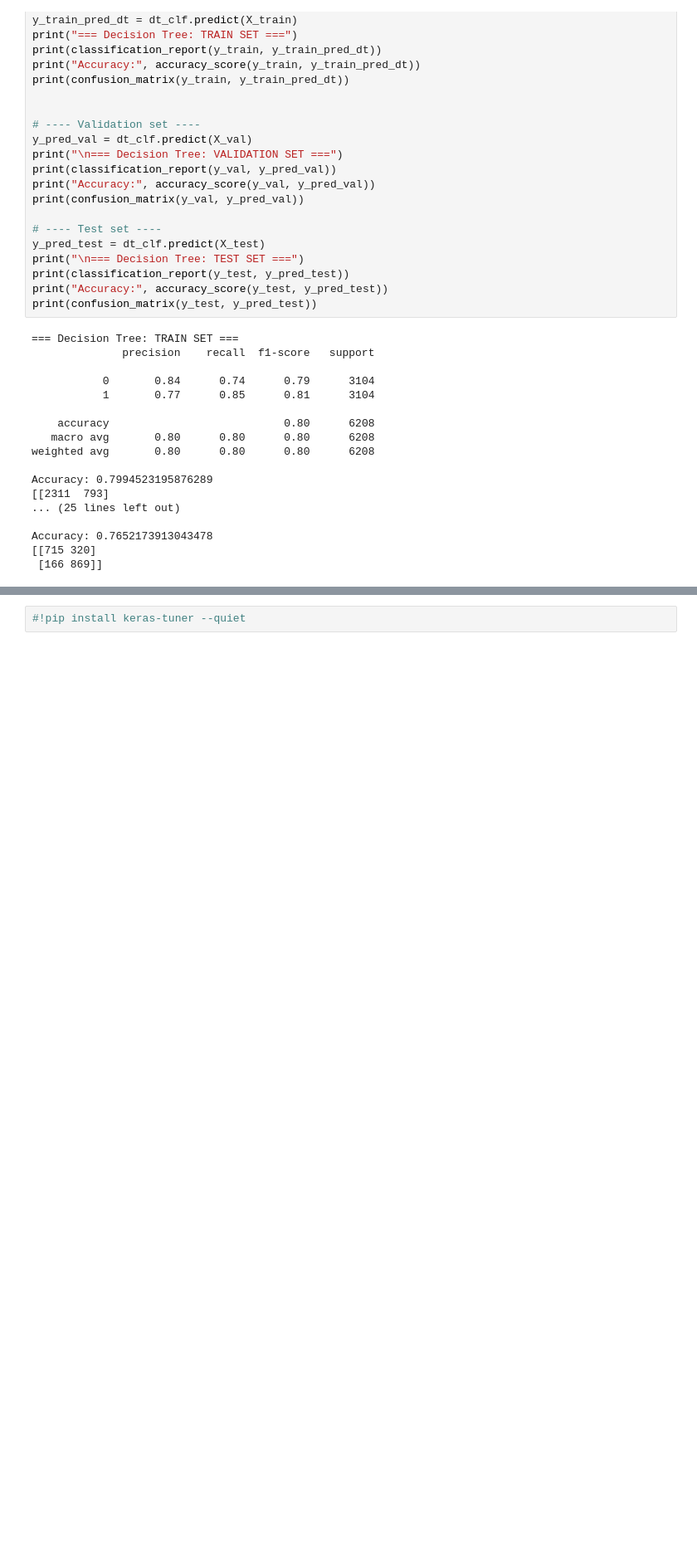
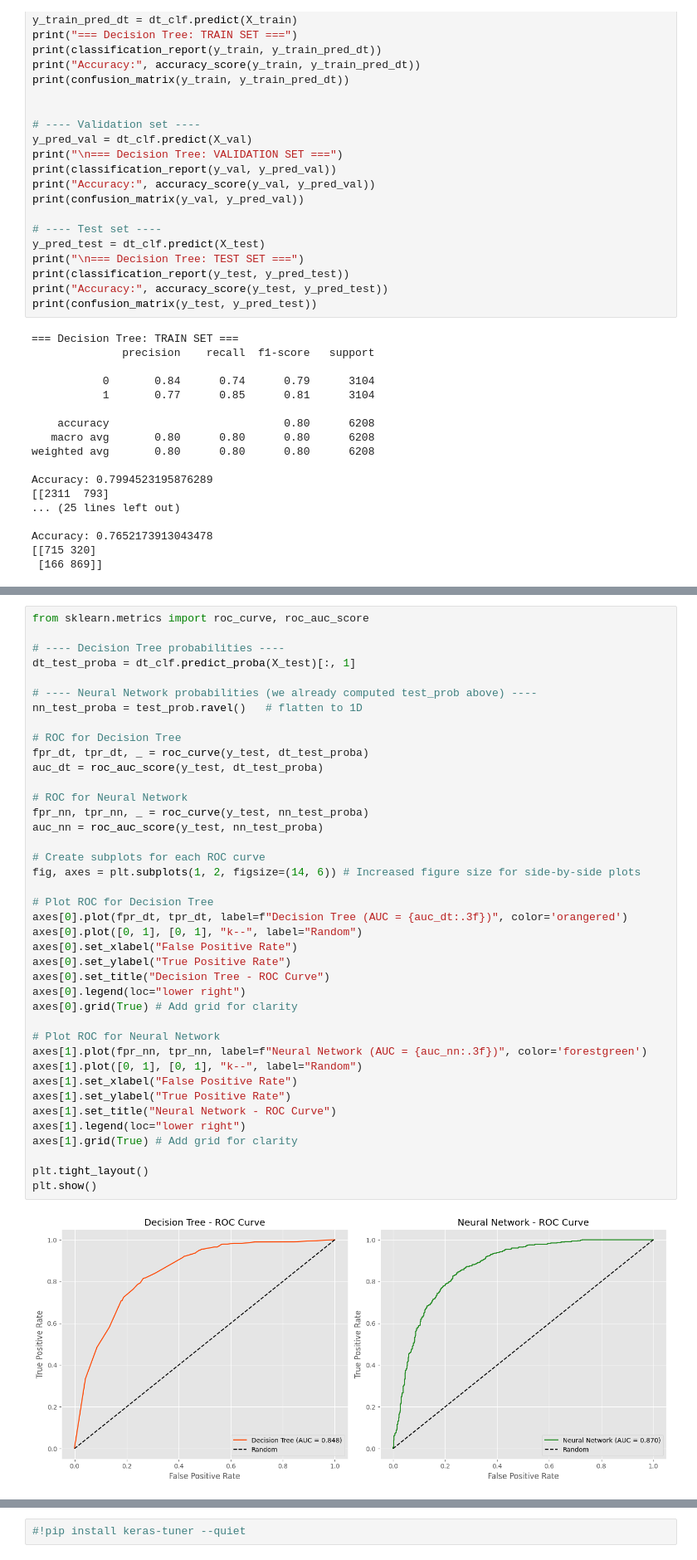
Before and after one commit to Litharsan11/Telco_Customer_Churn_ML_CW, a Jupyter notebook: 2425446_20240872_Litharsan.ipynb, the cells around one changed output, grey strips where cells are left out. Shown at 83% size. Drawn from its saved outputs; the diff is of its cells as text; blank space fills up the shorter version.

```diff
--- a/2425446_20240872_Litharsan.ipynb
+++ b/2425446_20240872_Litharsan.ipynb
@@ -848,0 +937,42 @@ Confusion Matrix:
+# %%
+from sklearn.metrics import roc_curve, roc_auc_score
+
+# ---- Decision Tree probabilities ----
+dt_test_proba = dt_clf.predict_proba(X_test)[:, 1]
+
+# ---- Neural Network probabilities (we already computed test_prob above) ----
+nn_test_proba = test_prob.ravel()   # flatten to 1D
+
+# ROC for Decision Tree
+fpr_dt, tpr_dt, _ = roc_curve(y_test, dt_test_proba)
+auc_dt = roc_auc_score(y_test, dt_test_proba)
+
+# ROC for Neural Network
+fpr_nn, tpr_nn, _ = roc_curve(y_test, nn_test_proba)
+auc_nn = roc_auc_score(y_test, nn_test_proba)
+
+# Create subplots for each ROC curve
+fig, axes = plt.subplots(1, 2, figsize=(14, 6)) # Increased figure size for side-by-side plots
+
+# Plot ROC for Decision Tree
+axes[0].plot(fpr_dt, tpr_dt, label=f"Decision Tree (AUC = {auc_dt:.3f})", color='orangered')
+axes[0].plot([0, 1], [0, 1], "k--", label="Random")
+axes[0].set_xlabel("False Positive Rate")
+axes[0].set_ylabel("True Positive Rate")
+axes[0].set_title("Decision Tree - ROC Curve")
+axes[0].legend(loc="lower right")
+axes[0].grid(True) # Add grid for clarity
+
+# Plot ROC for Neural Network
+axes[1].plot(fpr_nn, tpr_nn, label=f"Neural Network (AUC = {auc_nn:.3f})", color='forestgreen')
+axes[1].plot([0, 1], [0, 1], "k--", label="Random")
+axes[1].set_xlabel("False Positive Rate")
+axes[1].set_ylabel("True Positive Rate")
+axes[1].set_title("Neural Network - ROC Curve")
+axes[1].legend(loc="lower right")
+axes[1].grid(True) # Add grid for clarity
+
+plt.tight_layout()
+plt.show()
+# %% [output]
+[figure, added]
```
Also changed, not shown: parts of 15 cells of this notebook.
